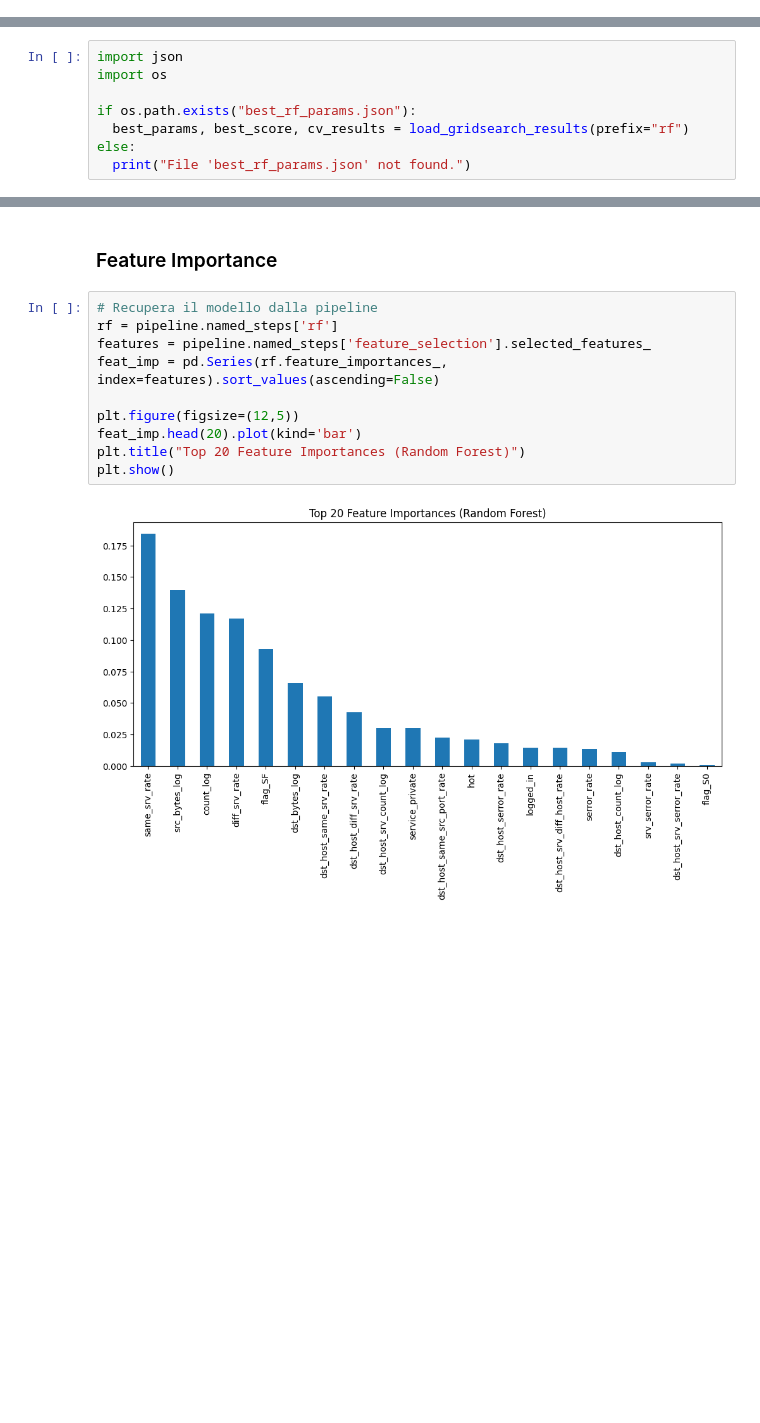
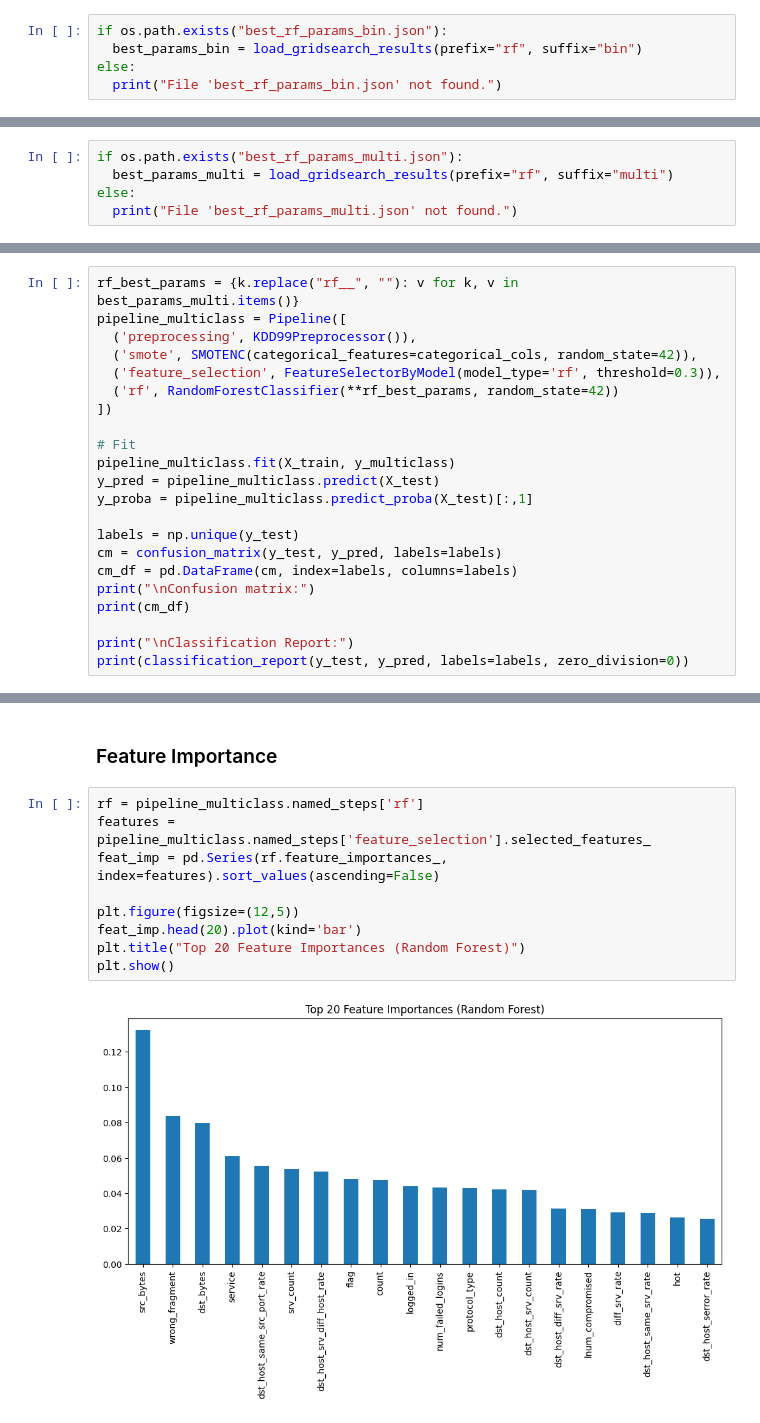
Before and after one commit to FedericoPrimo/Intrusion-Detection-Classifier, a Jupyter notebook: progetto.ipynb, the cells around one changed output, grey strips where cells are left out. Saved outputs shown, nothing was run; the diff lists cells and outputs as text; blank space fills up the shorter version.

```diff
--- a/progetto.ipynb
+++ b/progetto.ipynb
@@ -161,0 +276,5 @@ Risultati comparativi cross-validation:
+# %%
+if os.path.exists("best_rf_params_bin.json"):
+  best_params_bin = load_gridsearch_results(prefix="rf", suffix="bin")
+else:
+  print("File 'best_rf_params_bin.json' not found.")
@@ -162,8 +334,5 @@ Risultati comparativi cross-validation:
 # %%
-import json
-import os
-
-if os.path.exists("best_rf_params.json"):
-  best_params, best_score, cv_results = load_gridsearch_results(prefix="rf")
+if os.path.exists("best_rf_params_multi.json"):
+  best_params_multi = load_gridsearch_results(prefix="rf", suffix="multi")
 else:
-  print("File 'best_rf_params.json' not found.")
+  print("File 'best_rf_params_multi.json' not found.")
@@ -418,0 +500,22 @@ ipsweep.              0                 0              0       646         0
+# %%
+rf_best_params = {k.replace("rf__", ""): v for k, v in best_params_multi.items()}
+pipeline_multiclass = Pipeline([
+  ('preprocessing', KDD99Preprocessor()),
+  ('smote', SMOTENC(categorical_features=categorical_cols, random_state=42)),
+  ('feature_selection', FeatureSelectorByModel(model_type='rf', threshold=0.3)),
+  ('rf', RandomForestClassifier(**rf_best_params, random_state=42))
+])
+
+# Fit
+pipeline_multiclass.fit(X_train, y_multiclass)
+y_pred = pipeline_multiclass.predict(X_test)
+y_proba = pipeline_multiclass.predict_proba(X_test)[:,1]
+
+labels = np.unique(y_test)
+cm = confusion_matrix(y_test, y_pred, labels=labels)
+cm_df = pd.DataFrame(cm, index=labels, columns=labels)
+print("\nConfusion matrix:")
+print(cm_df)
+
+print("\nClassification Report:")
+print(classification_report(y_test, y_pred, labels=labels, zero_division=0))
@@ -541,14 +617,13 @@ F1 micro: 0.9994845715071129
 # %% [markdown]
 ### Feature Importance
 # %%
-# Recupera il modello dalla pipeline
-rf = pipeline.named_steps['rf']
-features = pipeline.named_steps['feature_selection'].selected_features_
+rf = pipeline_multiclass.named_steps['rf']
+features = pipeline_multiclass.named_steps['feature_selection'].selected_features_
 feat_imp = pd.Series(rf.feature_importances_, index=features).sort_values(ascending=False)
 
 plt.figure(figsize=(12,5))
 feat_imp.head(20).plot(kind='bar')
 plt.title("Top 20 Feature Importances (Random Forest)")
 plt.show()
 # %% [output]
-[figure, old version]
+[figure, new version]
```
Also changed, not shown: parts of 34 cells of this notebook, 19 other files.
